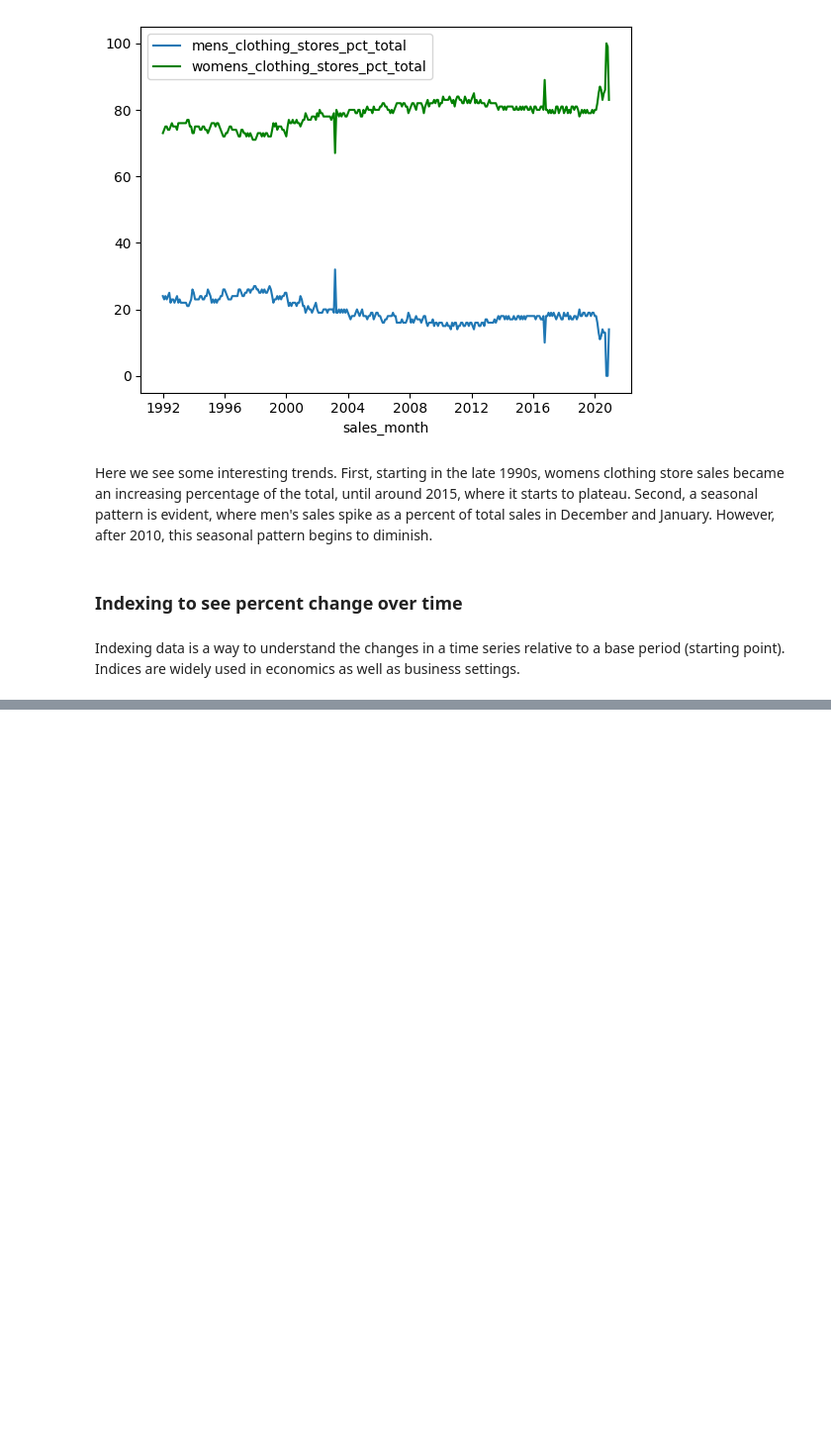
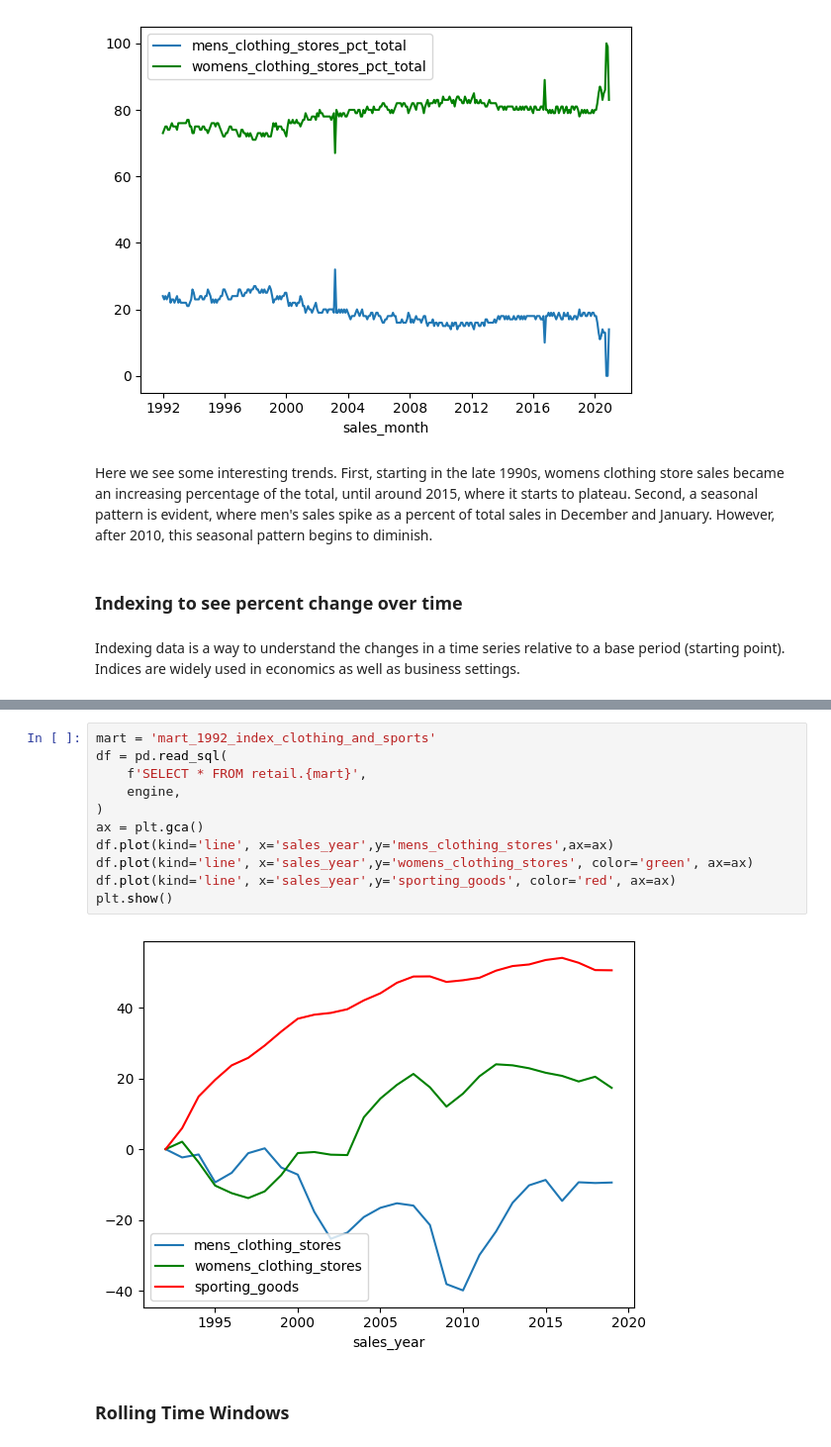
Before and after one commit to LouisYC123/north-america-retail-data-analysis, a Jupyter notebook: dbt/dbt_project/visualisations/analysis.ipynb, the cells around one changed output, grey strips where cells are left out. Shown at 99% size. Drawn from its saved outputs; the diff is of its cells as text; blank space fills up the shorter version.

```diff
--- a/dbt/dbt_project/visualisations/analysis.ipynb
+++ b/dbt/dbt_project/visualisations/analysis.ipynb
@@ -149,0 +125,15 @@ df.head()
+# %%
+mart = 'mart_1992_index_clothing_and_sports'
+df = pd.read_sql(
+    f'SELECT * FROM retail.{mart}',
+    engine,
+)
+ax = plt.gca()
+df.plot(kind='line', x='sales_year',y='mens_clothing_stores',ax=ax)
+df.plot(kind='line', x='sales_year',y='womens_clothing_stores', color='green', ax=ax)
+df.plot(kind='line', x='sales_year',y='sporting_goods', color='red', ax=ax)
+plt.show()
+# %% [output]
+[figure, added]
+# %% [markdown]
+### Rolling Time Windows
```
Also changed, not shown: parts of 4 cells of this notebook.
